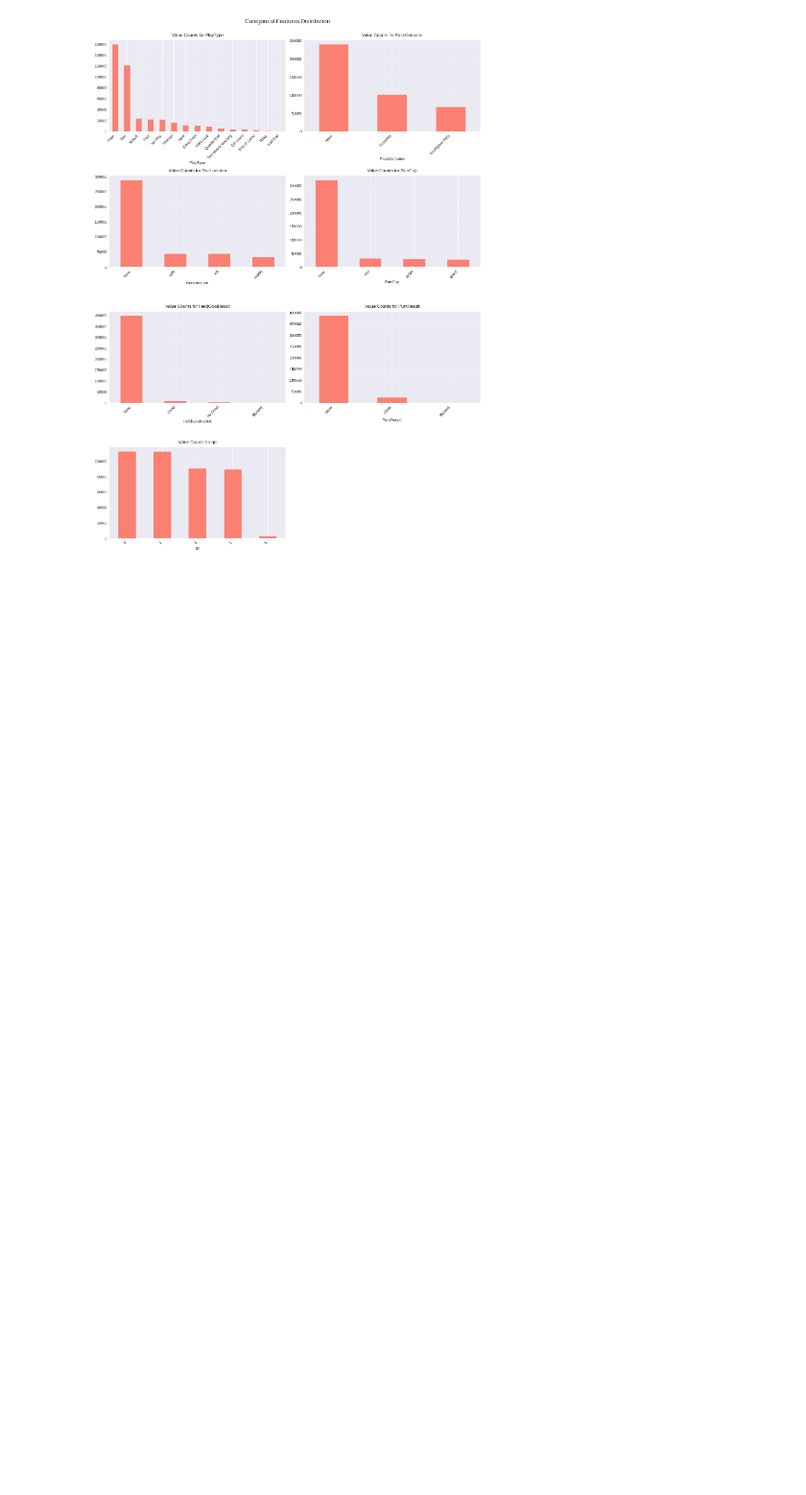
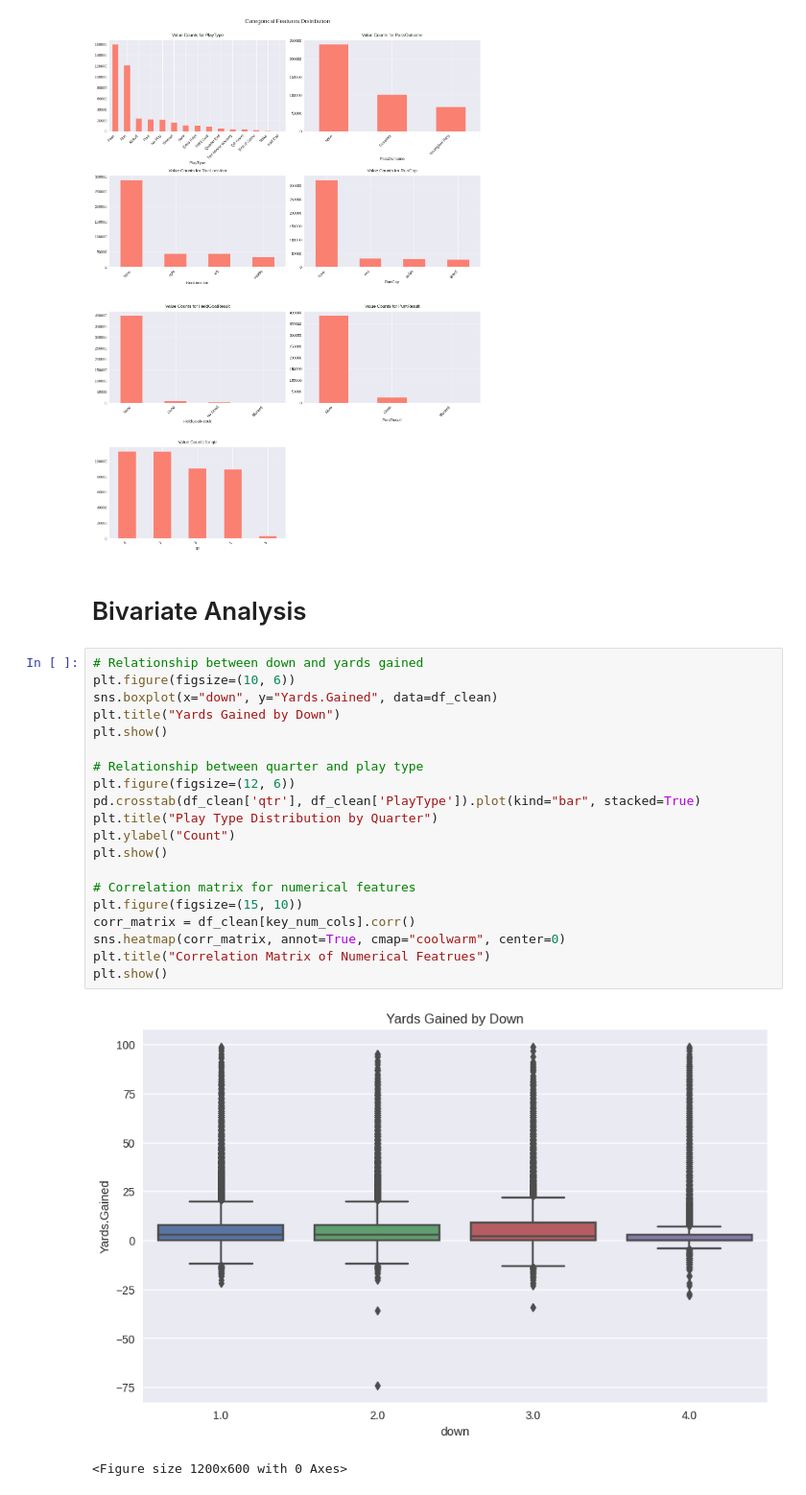
Before and after one commit to alistechworld/Data-Cleaning-Challenge-and-Prediction-NFL, a Jupyter notebook: data-cleaning-challenge-and-prediction-nfl.ipynb, the cells around one changed output. Shown at 96% size. Drawn from its saved outputs; the diff is of its cells as text; blank space fills up the shorter version.

Commit message:
Kaggle Notebook | Data Cleaning Challenge and Prediction NFL | Version 5

```diff
--- a/data-cleaning-challenge-and-prediction-nfl.ipynb
+++ b/data-cleaning-challenge-and-prediction-nfl.ipynb
@@ -323,3 +323,28 @@ plt.show()
 # %% [output]
 [figure]
 [figure]
+# %% [markdown]
+# Bivariate Analysis
+# %%
+# Relationship between down and yards gained
+plt.figure(figsize=(10, 6))
+sns.boxplot(x="down", y="Yards.Gained", data=df_clean)
+plt.title("Yards Gained by Down")
+plt.show()
+
+# Relationship between quarter and play type
+plt.figure(figsize=(12, 6))
+pd.crosstab(df_clean['qtr'], df_clean['PlayType']).plot(kind="bar", stacked=True)
+plt.title("Play Type Distribution by Quarter")
+plt.ylabel("Count")
+plt.show()
+
+# Correlation matrix for numerical features
+plt.figure(figsize=(15, 10))
+corr_matrix = df_clean[key_num_cols].corr()
+sns.heatmap(corr_matrix, annot=True, cmap="coolwarm", center=0)
+plt.title("Correlation Matrix of Numerical Featrues")
+plt.show()
+# %% [output]
+[figure, added]
+<Figure size 1200x600 with 0 Axes>
```
Also changed, not shown: parts of 5 cells of this notebook.
